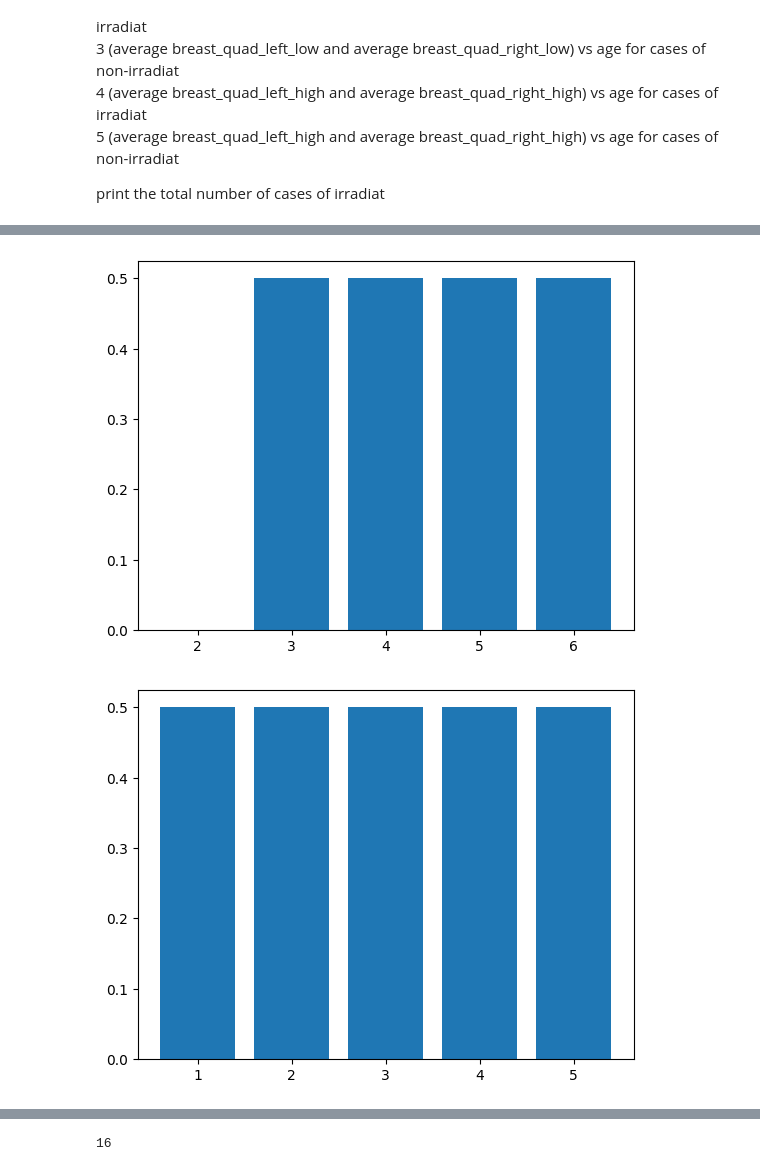
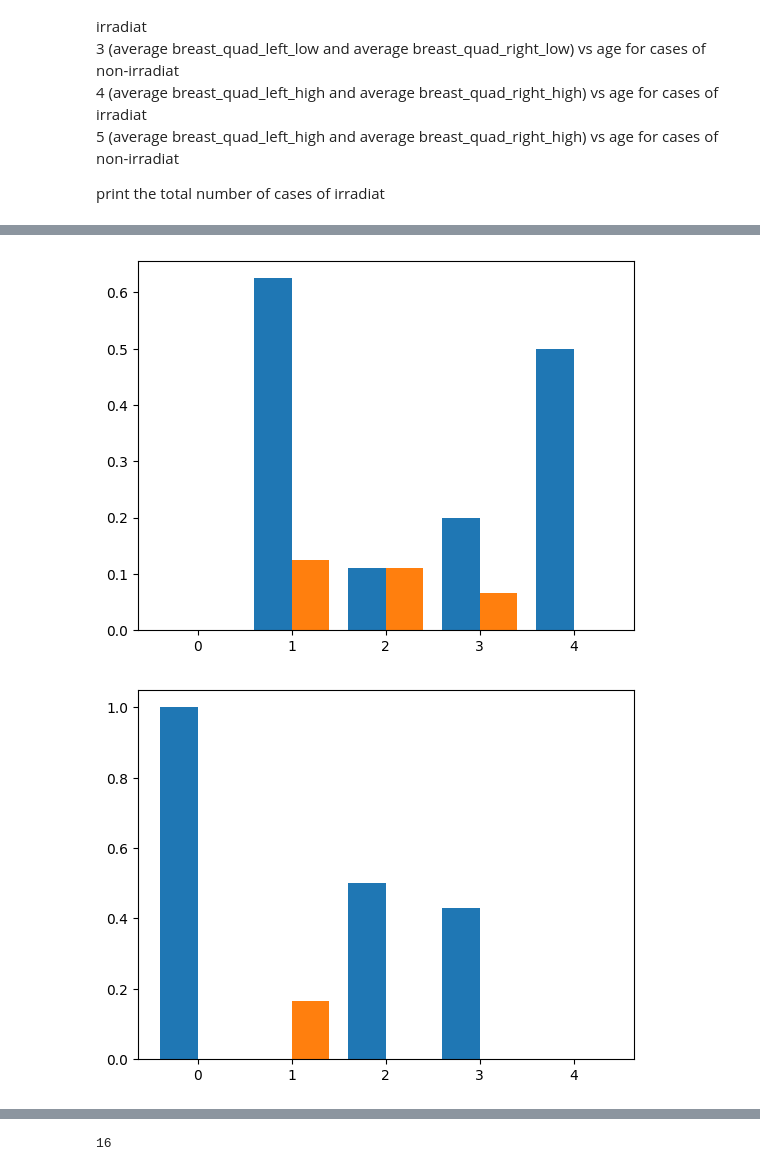
Before and after one commit to Aakritic28/Speech-Emotion-Recognition-SoC, a Jupyter notebook: week1/question.ipynb, the cells around one changed output, grey strips where cells are left out. Saved outputs shown, nothing was run; the diff lists cells and outputs as text; code cells hidden in the pictures.

```diff
--- a/week1/question.ipynb
+++ b/week1/question.ipynb
@@ -106,18 +106,40 @@ df = pd.read_csv('data.csv')
 df1 = df[df['tumor_size'] > 3]
 df2 = df[df['irradiat'] == 0]
 df3 = df[df['irradiat'] == 1]
+
 plt.bar(df1['age'], df1['tumor_size'])
 plt.show()
+
 barwidth = 0.4
-plt.bar(df2['age'] - 0.2, df2['breast_quad_left_low']/(len(df2)-1), width = barwidth)
-plt.bar(df2['age'] + 0.2, df2[df2['age'] = ].sum()/(len(df2)-1), width = barwidth)
+
+avg_left_low_irradiat = df3.groupby('age')['breast_quad_left_low'].mean()
+avg_right_low_irradiat = df3.groupby('age')['breast_quad_right_low'].mean()
+index = np.arange(len(avg_left_low_irradiat))
+plt.bar(index - 0.2, avg_left_low_irradiat, width=barwidth)
+plt.bar(index + 0.2, avg_right_low_irradiat, width=barwidth)
 plt.show()
-plt.bar(df3['age'], (df3['breast_quad_left_low'] + df3['breast_quad_right_low'])/2)
+
+avg_left_low_non_irradiat = df2.groupby('age')['breast_quad_left_low'].mean()
+avg_right_low_non_irradiat = df2.groupby('age')['breast_quad_right_low'].mean()
+index = np.arange(len(avg_left_low_non_irradiat))
+plt.bar(index - 0.2, avg_left_low_non_irradiat, width=barwidth)
+plt.bar(index + 0.2, avg_right_low_non_irradiat, width=barwidth)
 plt.show()
-plt.bar(df2['age'], (df2['breast_quad_left_up'] + df2['breast_quad_right_up'])/2)
+
+avg_left_high_irradiat = df3.groupby('age')['breast_quad_left_up'].mean()
+avg_right_high_irradiat = df3.groupby('age')['breast_quad_right_up'].mean()
+index = np.arange(len(avg_left_high_irradiat))
+plt.bar(index - 0.2, avg_left_high_irradiat, width=barwidth)
+plt.bar(index + 0.2, avg_right_high_irradiat, width=barwidth)
 plt.show()
-plt.bar(df3['age'], (df3['breast_quad_left_up'] + df3['breast_quad_right_up'])/2)
+
+avg_left_high_non_irradiat = df2.groupby('age')['breast_quad_left_up'].mean()
+avg_right_high_non_irradiat = df2.groupby('age')['breast_quad_right_up'].mean()
+index = np.arange(len(avg_right_high_non_irradiat))
+plt.bar(index - 0.2, avg_left_high_non_irradiat, width=barwidth)
+plt.bar(index + 0.2, avg_right_high_non_irradiat, width=barwidth)
 plt.show()
+
 print(len(df3)-1)
 # %% [output]
 [figure]
@@ -125,2 +147,2 @@ print(len(df3)-1)
-[figure, old version]
+[figure, new version]
-[figure, old version]
+[figure, new version]
```
Also changed, not shown: parts of 2 cells of this notebook.
